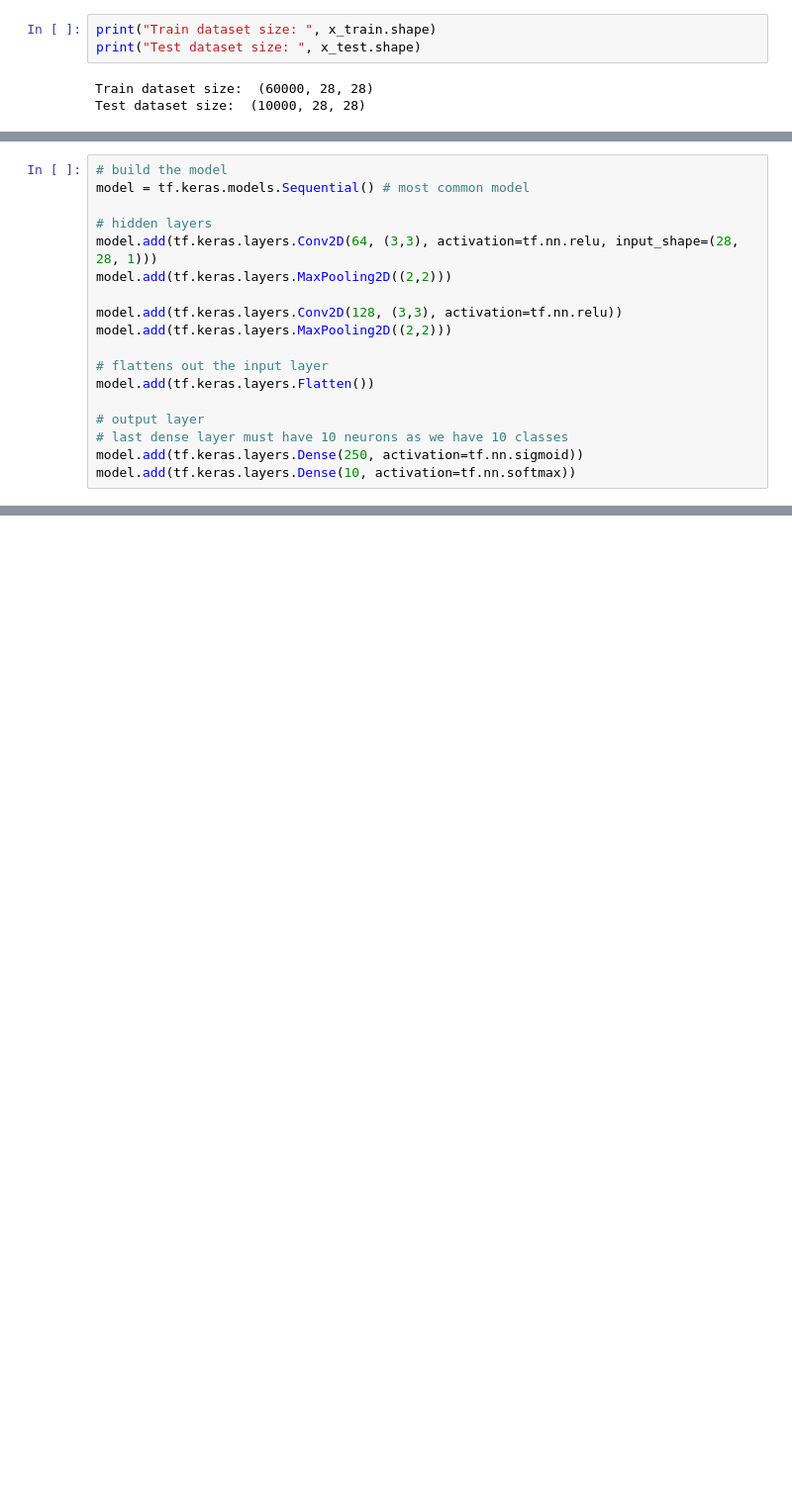
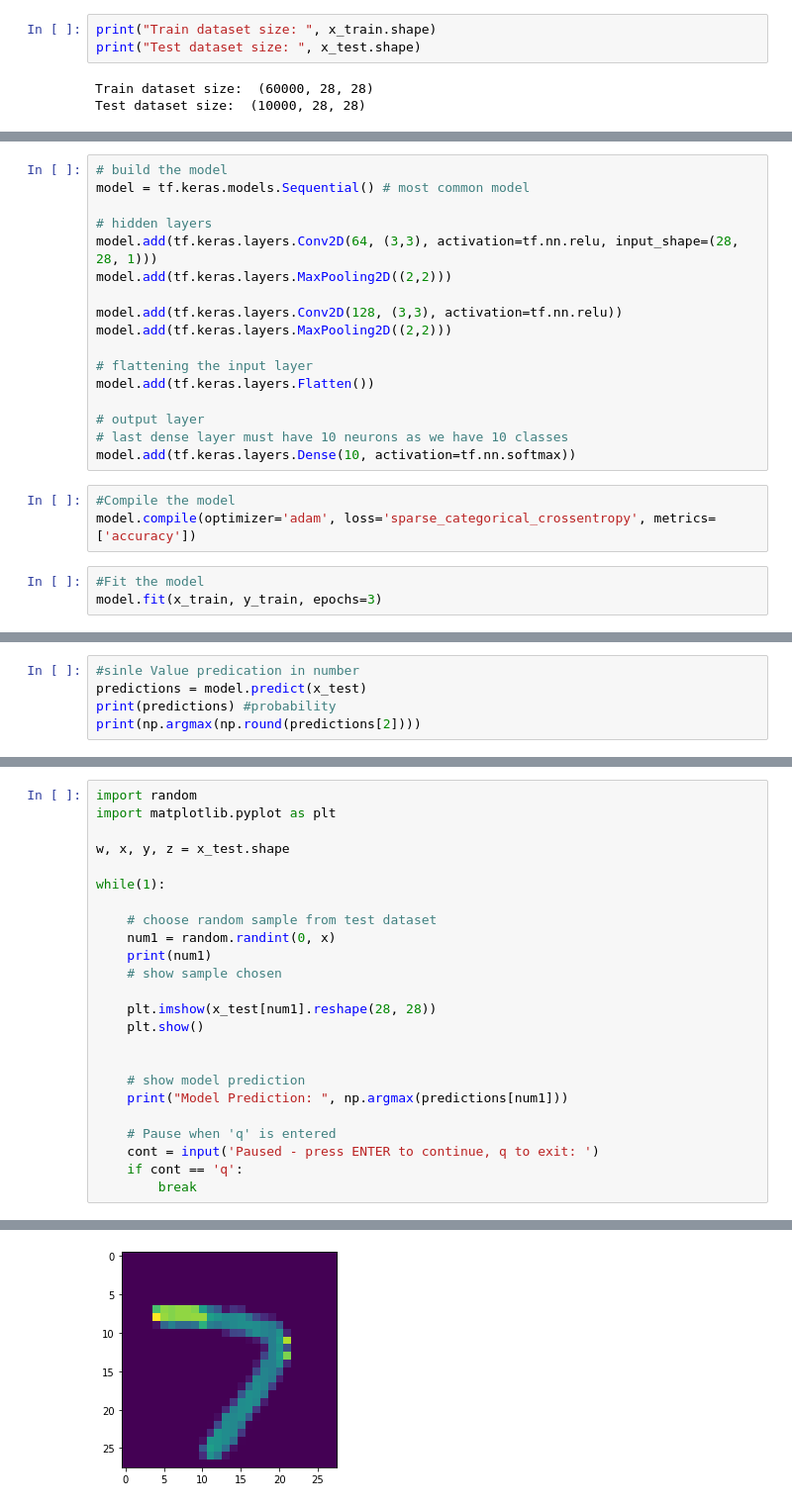
Before and after one commit to dhwanipatel14/Comp-4730-Project-1, a Jupyter notebook: CNN_Model.ipynb, the cells around one changed output, grey strips where cells are left out. Shown at 99% size. Cells and saved outputs as stored; diff of their text form; blank space fills up the shorter version.

```diff
--- a/CNN_Model.ipynb
+++ b/CNN_Model.ipynb
@@ -82,10 +52,15 @@ model.add(tf.keras.layers.MaxPooling2D((2,2)))
 model.add(tf.keras.layers.Conv2D(128, (3,3), activation=tf.nn.relu))
 model.add(tf.keras.layers.MaxPooling2D((2,2)))
 
-# flattens out the input layer
+# flattening the input layer
 model.add(tf.keras.layers.Flatten())
 
 # output layer
 # last dense layer must have 10 neurons as we have 10 classes
-model.add(tf.keras.layers.Dense(250, activation=tf.nn.sigmoid))
 model.add(tf.keras.layers.Dense(10, activation=tf.nn.softmax))
+# %%
+#Compile the model
+model.compile(optimizer='adam', loss='sparse_categorical_crossentropy', metrics=['accuracy'])
+# %%
+#Fit the model
+model.fit(x_train, y_train, epochs=3)
@@ -91,0 +83,5 @@ model.add(tf.keras.layers.Dense(10, activation=tf.nn.softmax))
+# %%
+#sinle Value predication in number
+predictions = model.predict(x_test)
+print(predictions) #probability
+print(np.argmax(np.round(predictions[2])))
@@ -91,0 +133,25 @@ model.add(tf.keras.layers.Dense(10, activation=tf.nn.softmax))
+# %%
+import random
+import matplotlib.pyplot as plt
+
+w, x, y, z = x_test.shape
+
+while(1):
+
+    # choose random sample from test dataset
+    num1 = random.randint(0, x)
+    print(num1)
+    # show sample chosen
+
+    plt.imshow(x_test[num1].reshape(28, 28))
+    plt.show()
+
+
+    # show model prediction
+    print("Model Prediction: ", np.argmax(predictions[num1]))
+
+    # Pause when 'q' is entered
+    cont = input('Paused - press ENTER to continue, q to exit: ')
+    if cont == 'q':
+        break
+# %% [output]
@@ -91,0 +159 @@ model.add(tf.keras.layers.Dense(10, activation=tf.nn.softmax))
+[figure, added]
```
Also changed, not shown: parts of 12 cells of this notebook.
